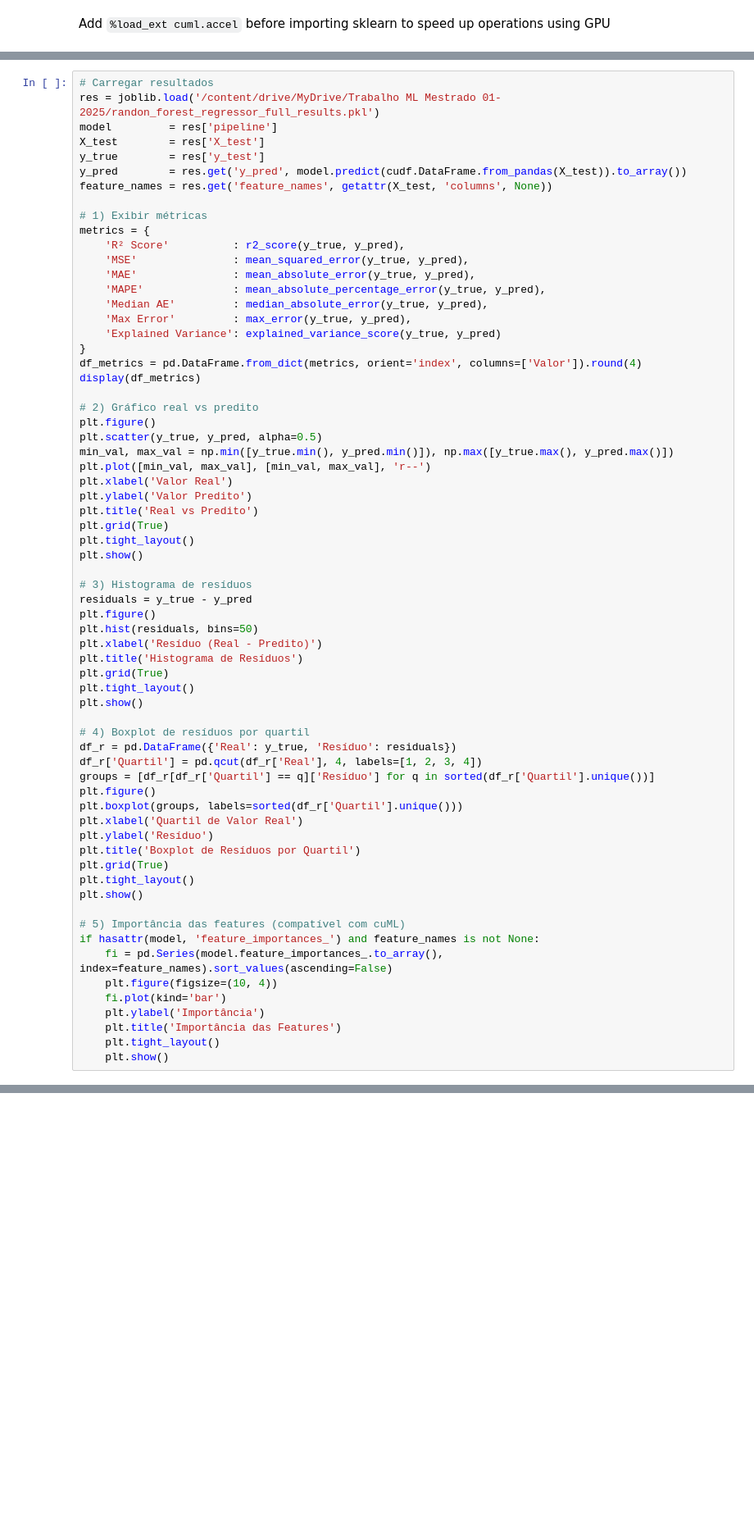
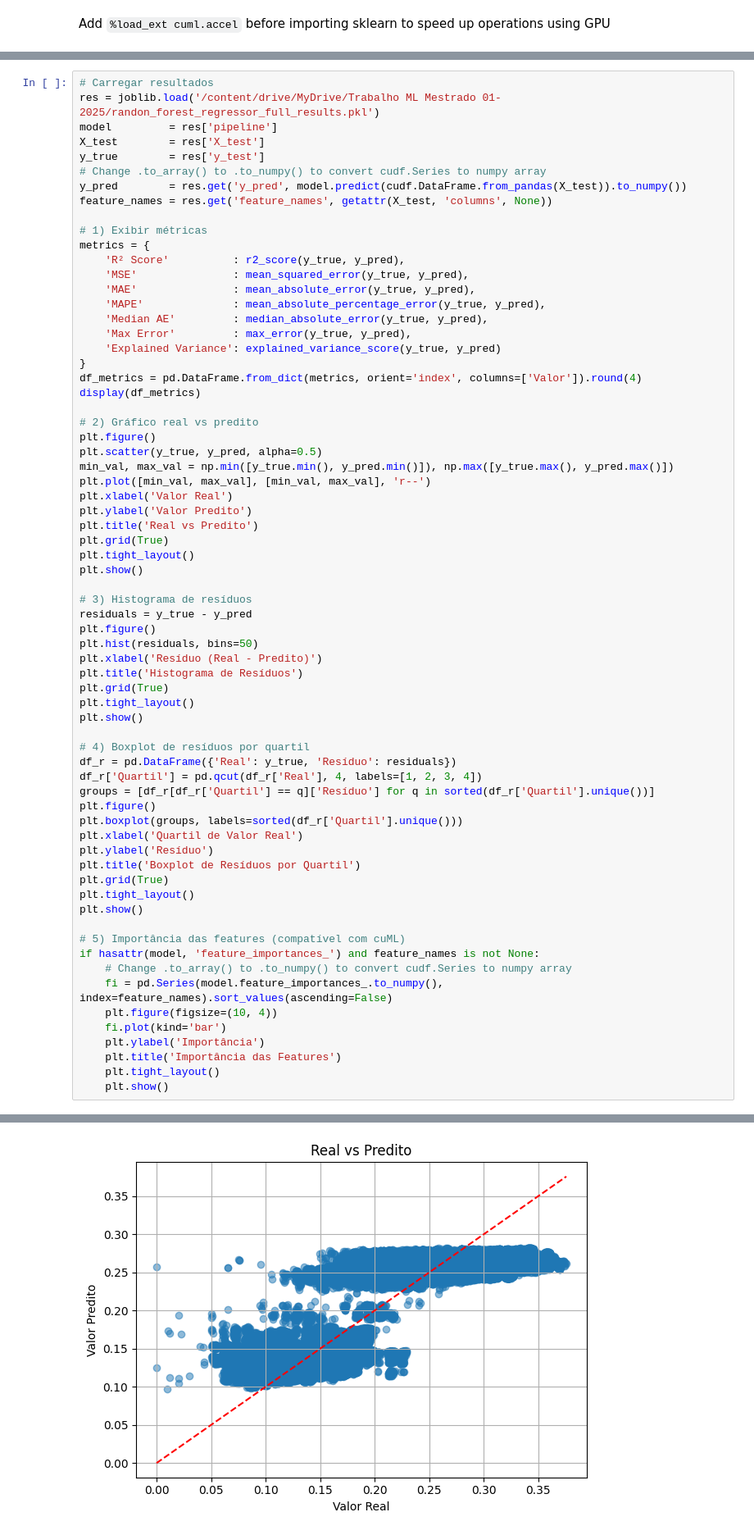
Before and after one commit to daycardoso/PredictCost, a Jupyter notebook: PredicCostRandomForestRegressor.ipynb, the cells around one changed output, grey strips where cells are left out. Shown: that part at 82% size. Cells and saved outputs as stored; diff of their text form; blank space fills up the shorter version.

```diff
--- a/PredicCostRandomForestRegressor.ipynb
+++ b/PredicCostRandomForestRegressor.ipynb
@@ -133,7 +134,8 @@ res = joblib.load('/content/drive/MyDrive/Trabalho ML Mestrado 01-2025/randon_fo
 model         = res['pipeline']
 X_test        = res['X_test']
 y_true        = res['y_test']
-y_pred        = res.get('y_pred', model.predict(cudf.DataFrame.from_pandas(X_test)).to_array())
+# Change .to_array() to .to_numpy() to convert cudf.Series to numpy array
+y_pred        = res.get('y_pred', model.predict(cudf.DataFrame.from_pandas(X_test)).to_numpy())
 feature_names = res.get('feature_names', getattr(X_test, 'columns', None))
 
 # 1) Exibir métricas
@@ -186,10 +188,12 @@ plt.show()
 
 # 5) Importância das features (compatível com cuML)
 if hasattr(model, 'feature_importances_') and feature_names is not None:
-    fi = pd.Series(model.feature_importances_.to_array(), index=feature_names).sort_values(ascending=False)
+    # Change .to_array() to .to_numpy() to convert cudf.Series to numpy array
+    fi = pd.Series(model.feature_importances_.to_numpy(), index=feature_names).sort_values(ascending=False)
     plt.figure(figsize=(10, 4))
     fi.plot(kind='bar')
     plt.ylabel('Importância')
     plt.title('Importância das Features')
     plt.tight_layout()
     plt.show()
+# %% [output]
@@ -195,0 +208 @@ if hasattr(model, 'feature_importances_') and feature_names is not None:
+[figure, added]
```
Also changed, not shown: parts of 2 cells of this notebook.
